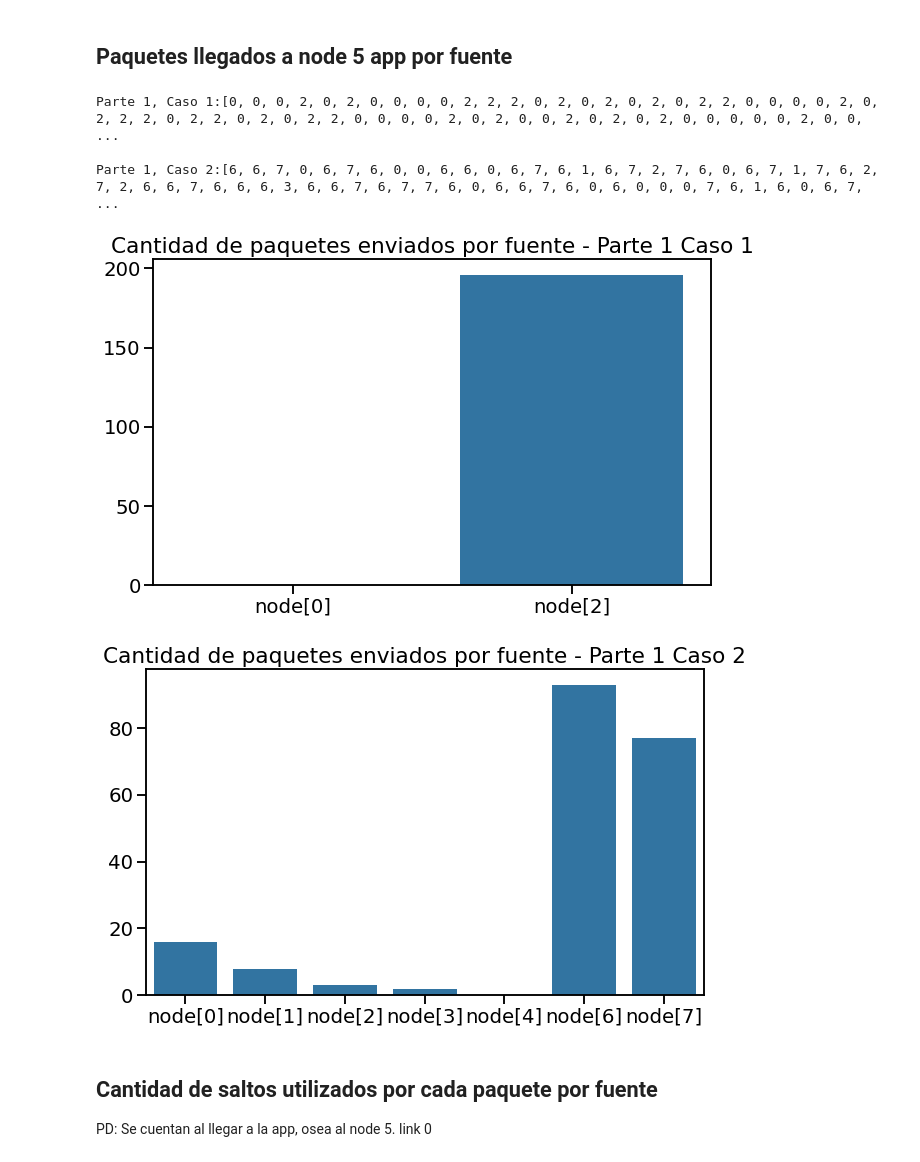
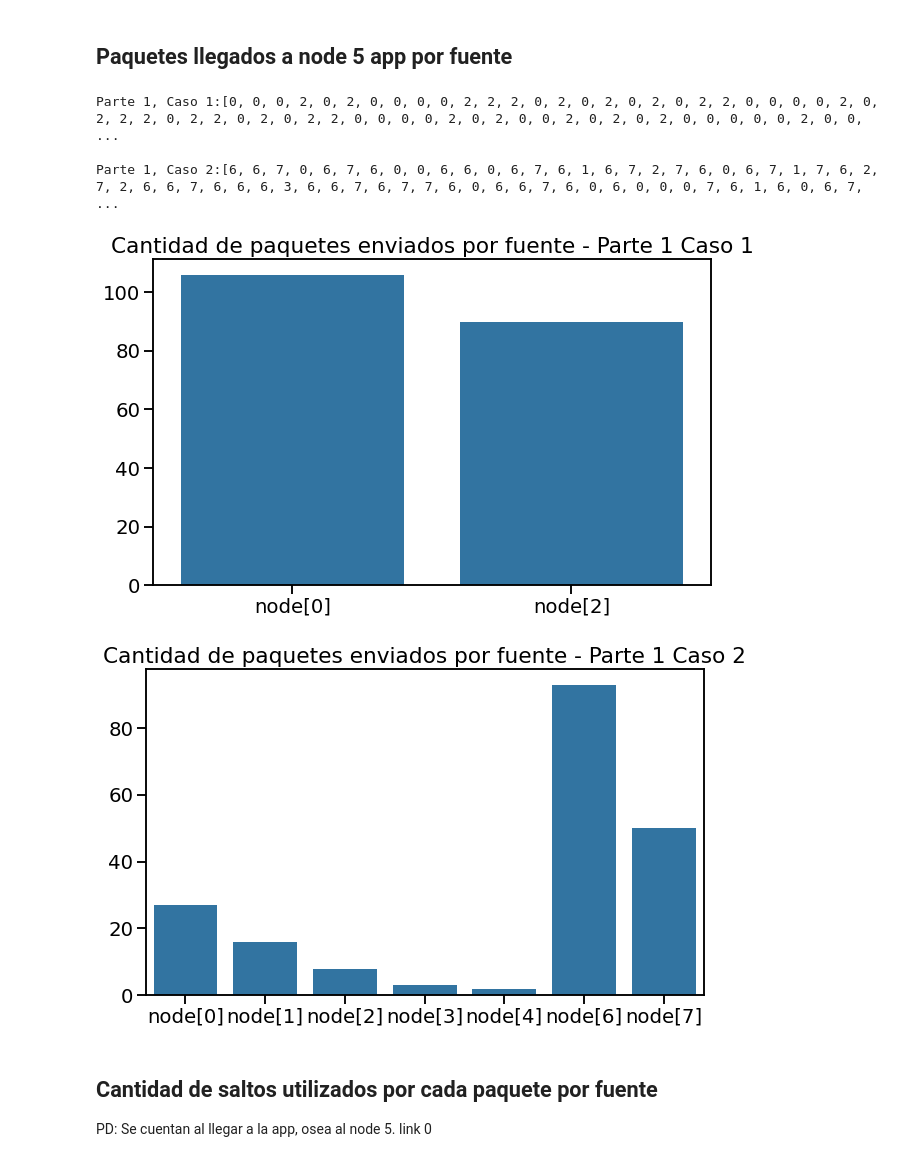
Before and after one commit to Kidmand/Redes-LAB-4, a Jupyter notebook: Graficas, consigna, informe/Notebook-results.ipynb, the cells around one changed output. Cells and saved outputs as stored; diff of their text form; code cells hidden in the pictures.

Commit message:
fix: se corriguio un error en pks llegados a node 5 por fuente

```diff
--- a/Graficas, consigna, informe/Notebook-results.ipynb
+++ b/Graficas, consigna, informe/Notebook-results.ipynb
@@ -168,37 +168,42 @@ for p in range(2):
 # %%
 for p in range(2):
     parte = data[p]
     for c in range(len(parte)):
         caso = parte[c]
 
         # Extraemos los valores del vector de cada nodo en un array y lo guardamos en un array
         source_value = caso.loc[(caso['module'] == 'Network.node[5].net') & (caso['name'] == 'Source'), 'vecvalue'].tolist()
         source_value = list(map(int,source_value[0].split()))
 
         print(f"\nParte {p+1}, Caso {c+1}:" + str(source_value))
-        # Crea un array de tamaño max_value con todos los elementos inicializados a 0
-        max_value = max(source_value)
-        count_array = [0] * max_value
+        # Crea un dict con key=source que envia al menos 1 y value como cotador de ocurrencias
+        sourceNumbers = list(set(source_value))
+        count_array = {key: 0 for key in sourceNumbers}
 
         # Itera sobre el array y cuenta las ocurrencias de cada número (source)
         for number in source_value:
-            count_array[number - 1] += 1
+            count_array[number] += 1
 
-        sourceNumbers = list(set(source_value))
-        node_array = [f'node[{sourceNumbers[i]}]' for i in range(max_value)]
+        # Convertimos el dict en un array
+        count_array = list(count_array.values())
+        assert sum(count_array) == len(source_value), "La cantidad de paquetes enviados no coincide"
+        assert len(count_array) == len(sourceNumbers), "La cantidad de nodos no coincide"
+
+        # Crea un array con los nombres de los nodos
+        node_array = [f'node[{sourceNumbers[i]}]' for i in range(len(sourceNumbers))]
 
         # Graficamos
         plt.figure(figsize=(10,6))
         plt.title(f'Cantidad de paquetes enviados por fuente - {file_names[p][c]}')
         seaborn.barplot(
             x=node_array,
             y=count_array)
 # %% [output]
 Parte 1, Caso 1:[0, 0, 0, 2, 0, 2, 0, 0, 0, 0, 2, 2, 2, 0, 2, 0, 2, 0, 2, 0, 2, 2, 0, 0, 0, 0, 2, 0, 2, 2, 2, 0, 2, 2, 0, 2, 0, 2, 2, 0, 0, 0, 0, 2, 0, 2, 0, 0, 2, 0, 2, 0, 2, 0, 0, 0, 0, 0, 2, 0, 0,  ...
 
 Parte 1, Caso 2:[6, 6, 7, 0, 6, 7, 6, 0, 0, 6, 6, 0, 6, 7, 6, 1, 6, 7, 2, 7, 6, 0, 6, 7, 1, 7, 6, 2, 7, 2, 6, 6, 7, 6, 6, 6, 3, 6, 6, 7, 6, 7, 7, 6, 0, 6, 6, 7, 6, 0, 6, 0, 0, 0, 7, 6, 1, 6, 0, 6, 7,  ...
-[figure, old version]
+[figure, new version]
-[figure, old version]
+[figure, new version]
 # %% [markdown]
 ## Cantidad de saltos utilizados por cada paquete por fuente
 PD: Se cuentan al llegar a la app, osea al node 5. link 0
```
